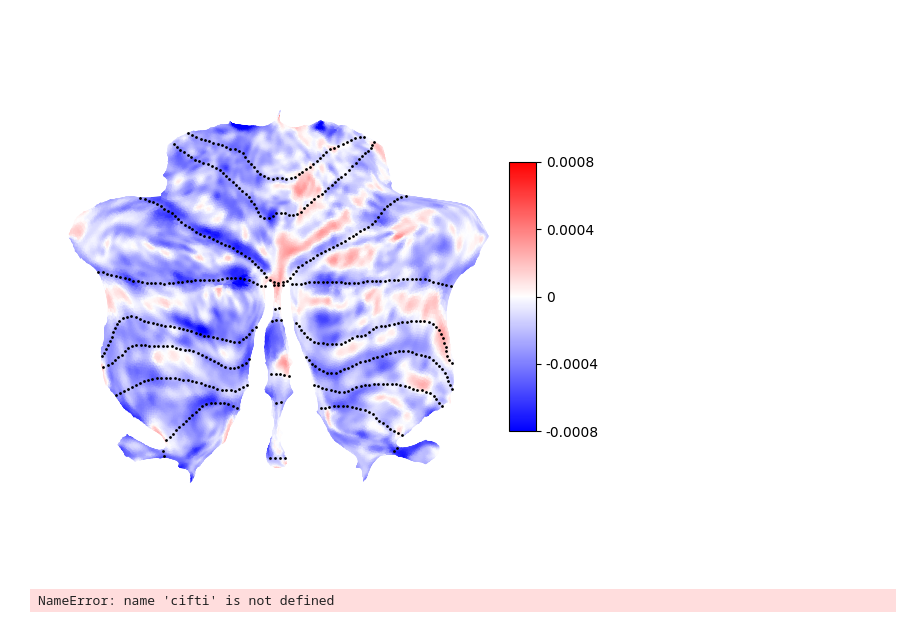
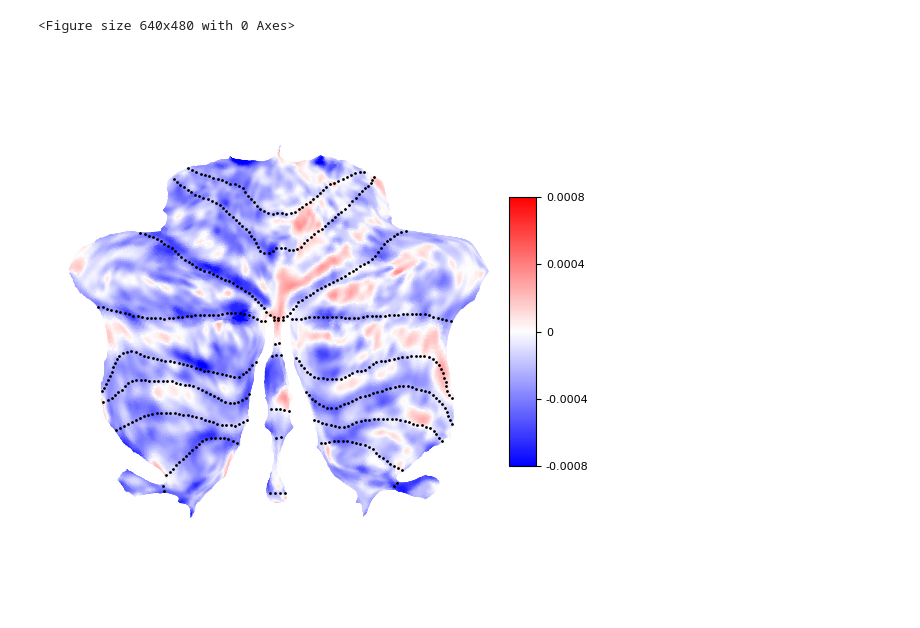
Before and after one commit to medhakp/smarts_cerebellum, a Jupyter notebook: notebooks/surface_projections.ipynb, the cells around one changed output. Cells and saved outputs as stored; diff of their text form; code cells hidden in the pictures.

```diff
--- a/notebooks/surface_projections.ipynb
+++ b/notebooks/surface_projections.ipynb
@@ -25,13 +25,12 @@ plt.show()
 # %%
 gifti = nt.make_func_gifti(funcdata, anatomical_struct='cerebellum', column_names=['GM_mod'])
 gifti_smooth = smooth_gifti(gifti, fwhm=2)
 funcdata_smooth = nt.get_gifti_data_matrix(gifti_smooth)
+fig = plt.figure()
 flatmap.plot(data=funcdata_smooth, cmap='bwr', new_figure=True, colorbar=True, cscale=(-.0008, .0008),) # threshold=[-.00025, .00025])
 #plt.title(f'{group} {segment} {img_stat} slope')
+fig.savefig('figure/surface_projection.pdf')
 plt.show()
 # %% [output]
+<Figure size 640x480 with 0 Axes>
-[figure, old version]
+[figure, new version]
-# %%
-cifti
-# %% [output]
-NameError: name 'cifti' is not defined
```
Also changed, not shown: parts of 1 cell of this notebook, 1 other file.
